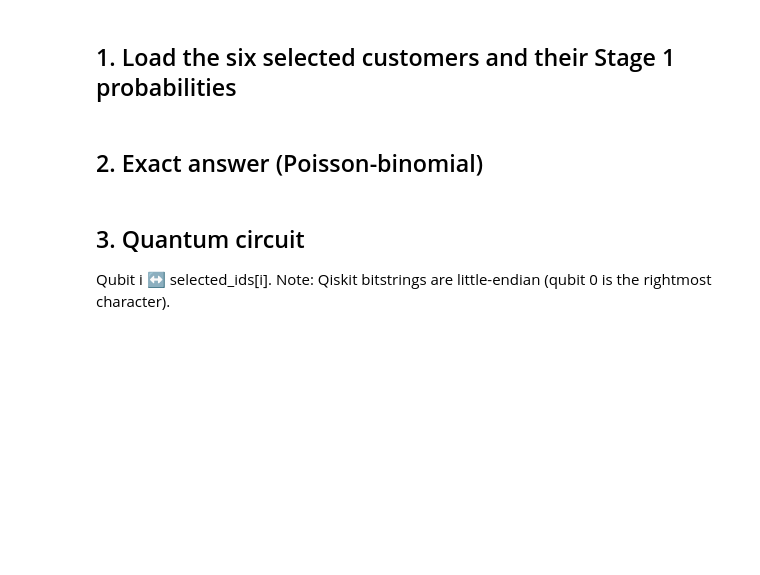
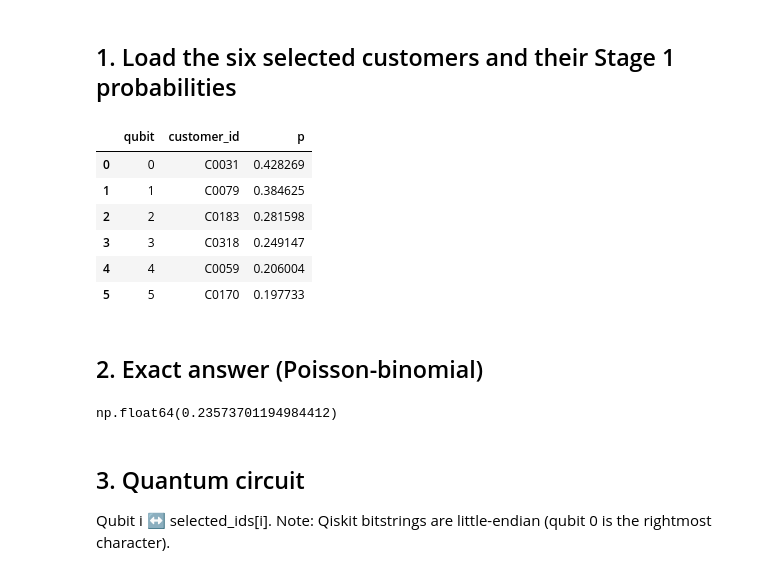
Before and after one commit to LuisaTu2/atomiq, a Jupyter notebook: atomiq-hackathon/notebooks/stage3_simulate.ipynb, the cells around one changed output. Drawn from its saved outputs; the diff is of its cells as text; code cells hidden in the pictures; blank space fills up the shorter version.

```diff
--- a/atomiq-hackathon/notebooks/stage3_simulate.ipynb
+++ b/atomiq-hackathon/notebooks/stage3_simulate.ipynb
@@ -11,11 +11,19 @@ np.random.seed(SEED)
 # %% [markdown]
 ## 1. Load the six selected customers and their Stage 1 probabilities
 # %%
-s1 = pd.read_csv(STAGE1_RESULTS)
-# TODO: replace with IDs from STAGE2_RESULTS once Stage 2 is done
-selected_ids = s1.sort_values('rank')['customer_id'].head(6).tolist()  # placeholder
-probs = s1.set_index('customer_id').loc[selected_ids, 'probability'].to_numpy()
+s2 = pd.read_csv(STAGE2_RESULTS)
+sel = s2[s2['contact_decision'] == 1].sort_values('rank').reset_index(drop=True)
+selected_ids = sel['customer_id'].tolist()
+probs = sel['predicted_probability'].to_numpy()   # same Stage 1 probabilities, unchanged
 pd.DataFrame({'qubit': range(6), 'customer_id': selected_ids, 'p': probs})
+# %% [output]
+|  | qubit | customer_id | p |
+| 0 | 0 | C0031 | 0.428269 |
+| 1 | 1 | C0079 | 0.384625 |
+| 2 | 2 | C0183 | 0.281598 |
+| 3 | 3 | C0318 | 0.249147 |
+| 4 | 4 | C0059 | 0.206004 |
+| 5 | 5 | C0170 | 0.197733 |
 # %% [markdown]
 ## 2. Exact answer (Poisson-binomial)
 # %%
@@ -26,6 +34,8 @@ def prob_at_least(probs, k):
     return dist[k:].sum()
 exact = prob_at_least(probs, 3)
 exact
+# %% [output]
+np.float64(0.23573701194984412)
 # %% [markdown]
 ## 3. Quantum circuit
 Qubit i ↔ selected_ids[i]. Note: Qiskit bitstrings are little-endian (qubit 0 is the rightmost character).
```
Also changed, not shown: parts of 2 cells of this notebook, 6 other files.
